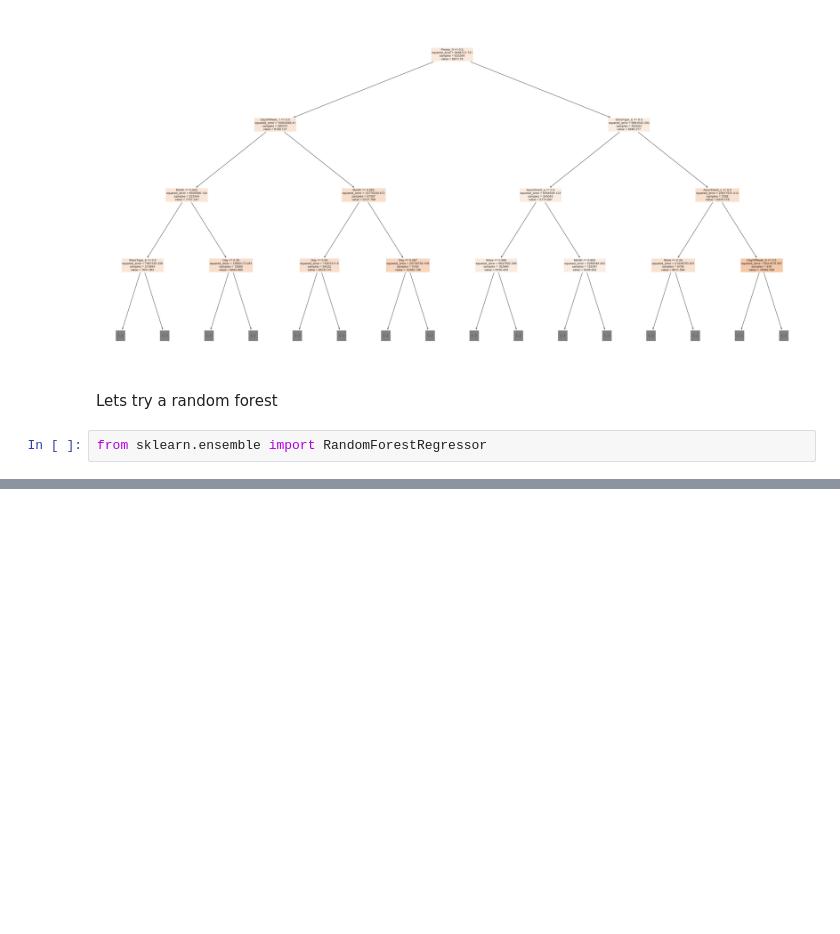
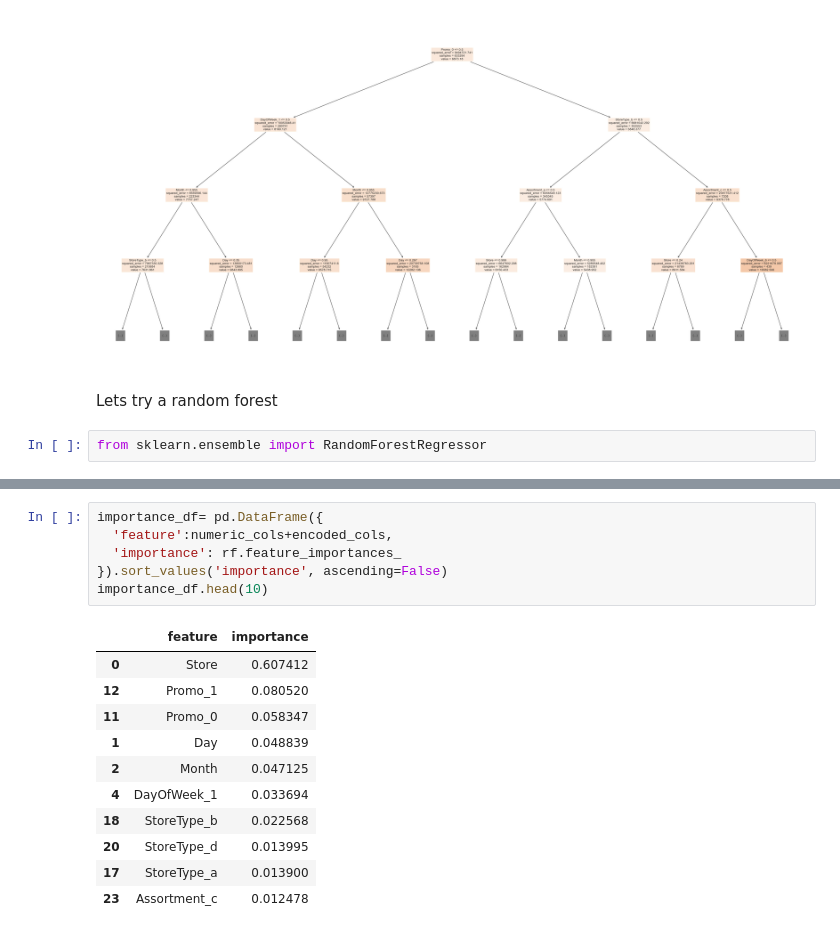
Before and after one commit to sebastianmb/MachineLearning, a Jupyter notebook: Project_course/HowToAproachMLP/Untitled.ipynb, the cells around one changed output, grey strips where cells are left out. Drawn from its saved outputs; the diff is of its cells as text; blank space fills up the shorter version.

```diff
--- a/Project_course/HowToAproachMLP/Untitled.ipynb
+++ b/Project_course/HowToAproachMLP/Untitled.ipynb
@@ -542,0 +572,18 @@ Wall time: 58.8 s
+# %%
+importance_df= pd.DataFrame({
+  'feature':numeric_cols+encoded_cols,
+  'importance': rf.feature_importances_
+}).sort_values('importance', ascending=False)
+importance_df.head(10)
+# %% [output]
+|  | feature | importance |
+| 0 | Store | 0.607412 |
+| 12 | Promo_1 | 0.080520 |
+| 11 | Promo_0 | 0.058347 |
+| 1 | Day | 0.048839 |
+| 2 | Month | 0.047125 |
+| 4 | DayOfWeek_1 | 0.033694 |
+| 18 | StoreType_b | 0.022568 |
+| 20 | StoreType_d | 0.013995 |
+| 17 | StoreType_a | 0.013900 |
+| 23 | Assortment_c | 0.012478 |
```
Also changed, not shown: parts of 19 cells of this notebook, 5 other files.
